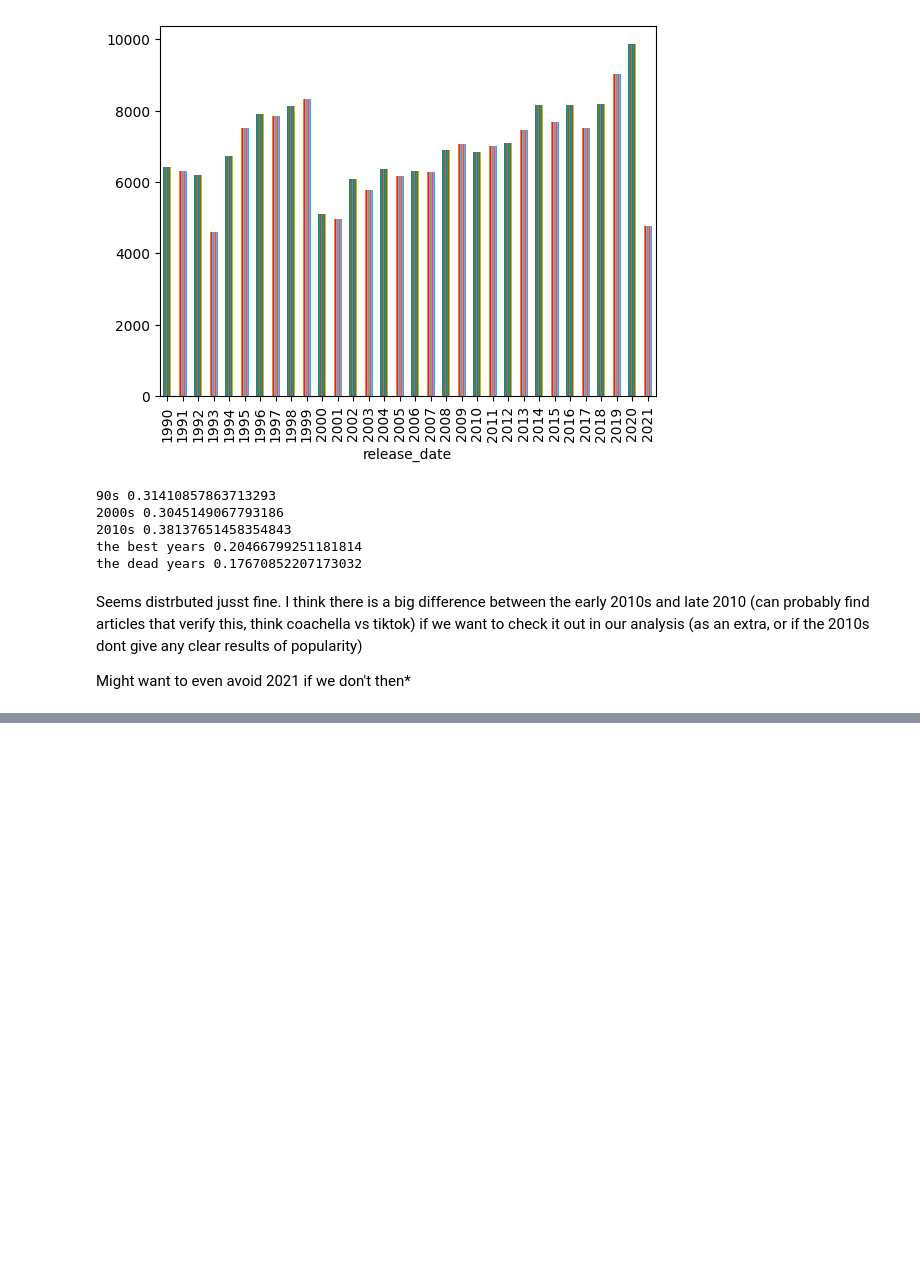
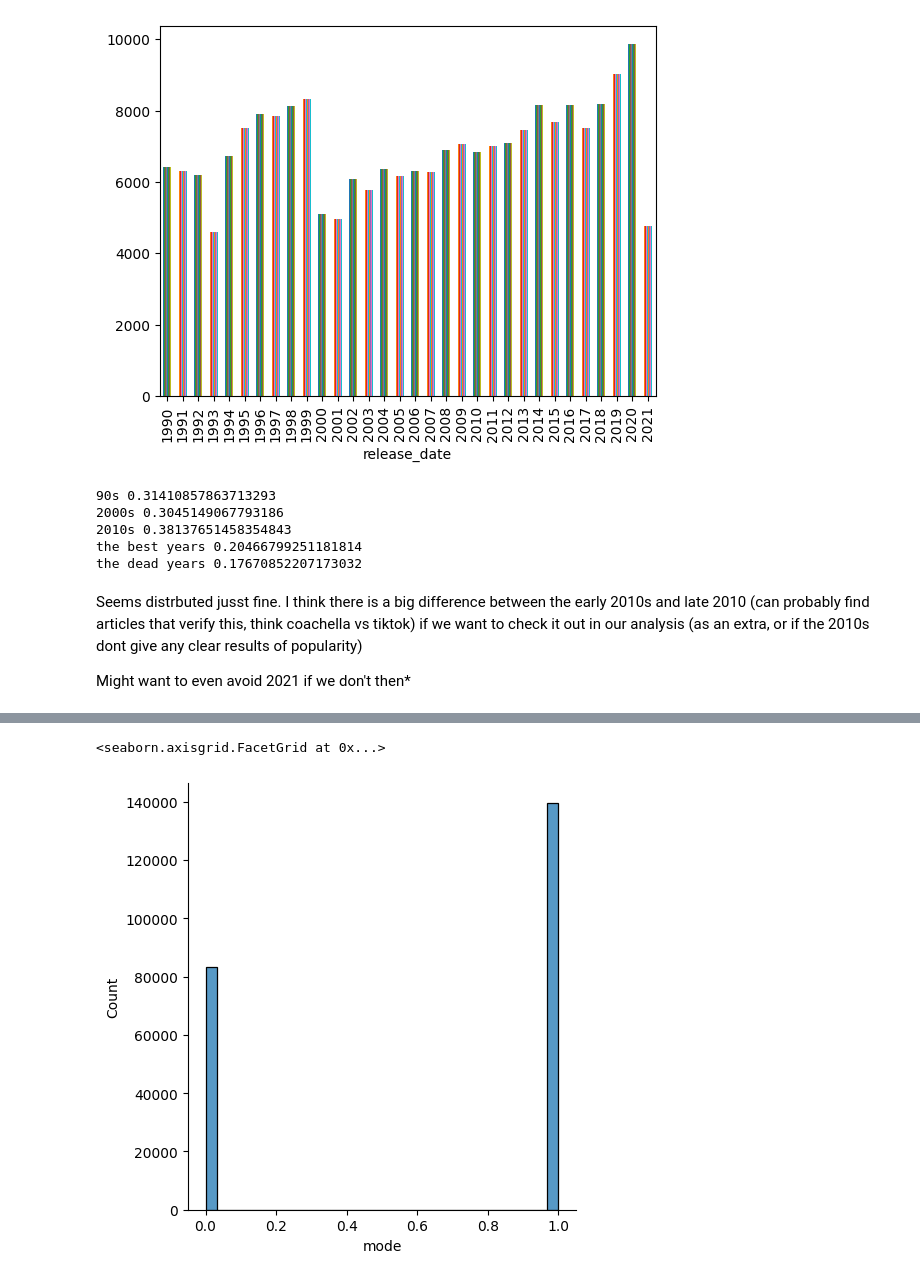
Before and after one commit to aria-51/dsw_tisabop, a Jupyter notebook: da_draftv1.ipynb, the cells around one changed output, grey strips where cells are left out. Saved outputs shown, nothing was run; the diff lists cells and outputs as text; code cells hidden in the pictures; blank space fills up the shorter version.

```diff
--- a/da_draftv1.ipynb
+++ b/da_draftv1.ipynb
@@ -356,0 +453,5 @@ Might want to even avoid 2021 if we don't then*
+# %%
+sns.displot(df, x="mode")
+# %% [output]
+<seaborn.axisgrid.FacetGrid at 0x...>
+[figure, added]
```
Also changed, not shown: parts of 50 cells of this notebook.
